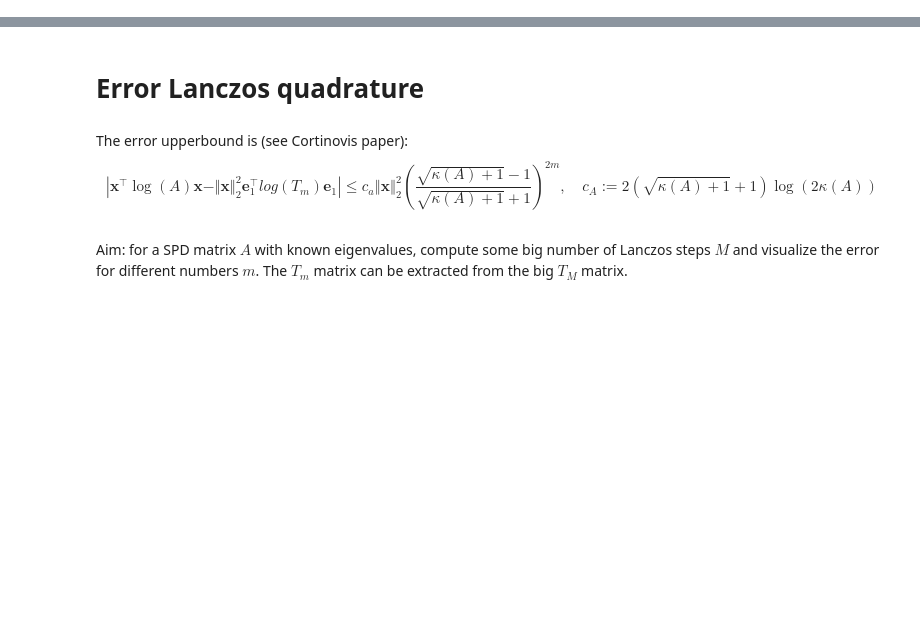
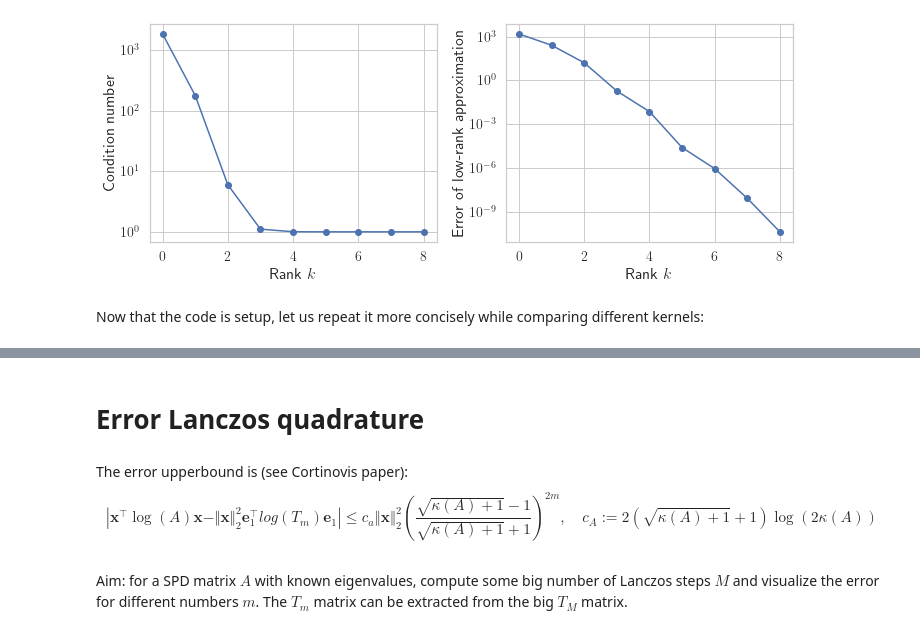
Before and after one commit to matthiaszeller/GP-linalg, a Jupyter notebook: tutorial/Numerical experiments.ipynb, the cells around one changed output, grey strips where cells are left out. Cells and saved outputs as stored; diff of their text form; code cells hidden in the pictures; blank space fills up the shorter version.

```diff
--- a/tutorial/Numerical experiments.ipynb
+++ b/tutorial/Numerical experiments.ipynb
@@ -57,14 +90,0 @@ def compute_precond_eigs(A, k, sigma2):
-# %%
-ks = np.linspace(1, 100, 10, dtype=int)
-condition_nums = []
-condition_nums_unif = []
-
-for k in ks:
-    precond_eigs = compute_precond_eigs(A, k, sigma2)
-
-    cond_precond = precond_eigs.max() / precond_eigs.min()
-    #print(precond_eigs.min())
-    condition_nums.append(cond_precond)
-
-    precond_eigs = compute_precond_eigs(A_unif, k, sigma2)
-    condition_nums_unif.append(precond_eigs.max() / precond_eigs.min())
@@ -84,9 +90,0 @@ Problem: when increasing matrix size $n$, then $m$ must be big so that $\kappa(\
-# %%
-for i, k in enumerate([10, 20, 50]):
-    precond_eigs = compute_precond_eigs(A, k, sigma2)
-    plt.semilogx(precond_eigs, torch.ones(n) * i, 'o', label=f'$k={k}$', markersize=2)
-
-plt.yticks([])
-plt.xlabel('Eigenvalues')
-plt.title('Eigenvalues of preconditionned matrix')
-plt.legend();
@@ -94,0 +91,8 @@ plt.legend();
+# %%
+n = 1000
+x = torch.linspace(0., 1., n)
+lengthscale = 2.0
+sigma2 = 0.5
+K = SquaredExponentialKernel(lengthscale).compute(x)
+#K = MaternKernel(lengthscale, 1.5).compute(x)
+Khat = K + torch.eye(n) * sigma2
@@ -94,0 +136,15 @@ plt.legend();
+# %%
+_, ax = plt.subplots(1, 2, figsize=(10, 4), sharex=True)
+
+ax[0].semilogy(ks, cond_nums, '-o')
+ax[1].semilogy(ks, trace_errors, '-o')
+
+# Aesthetics
+for a in ax: a.set_xlabel('Rank $k$')
+ax[0].set_ylabel('Condition number')
+ax[1].set_ylabel('Error of low-rank approximation')
+plt.tight_layout()
+# %% [output]
+[figure, added]
+# %% [markdown]
+Now that the code is setup, let us repeat it more concisely while comparing different kernels:
```
Also changed, not shown: parts of 46 cells of this notebook, 1 other file.
